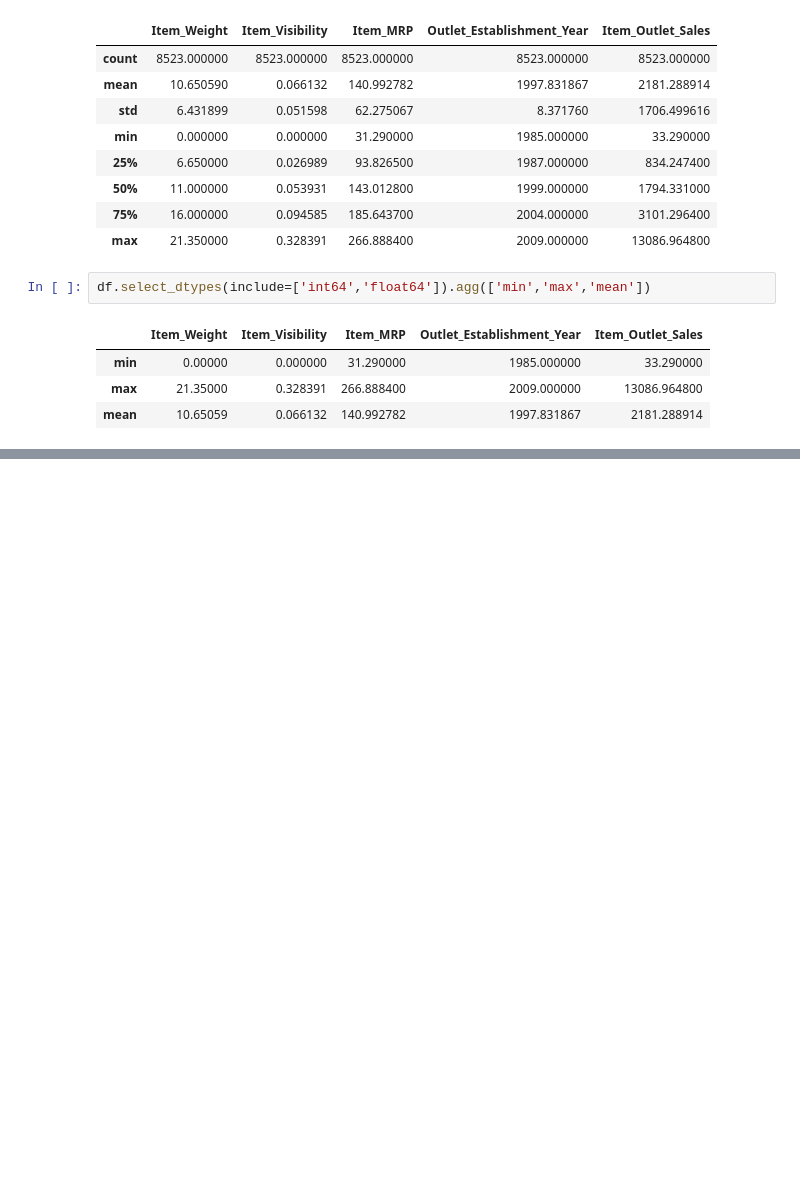
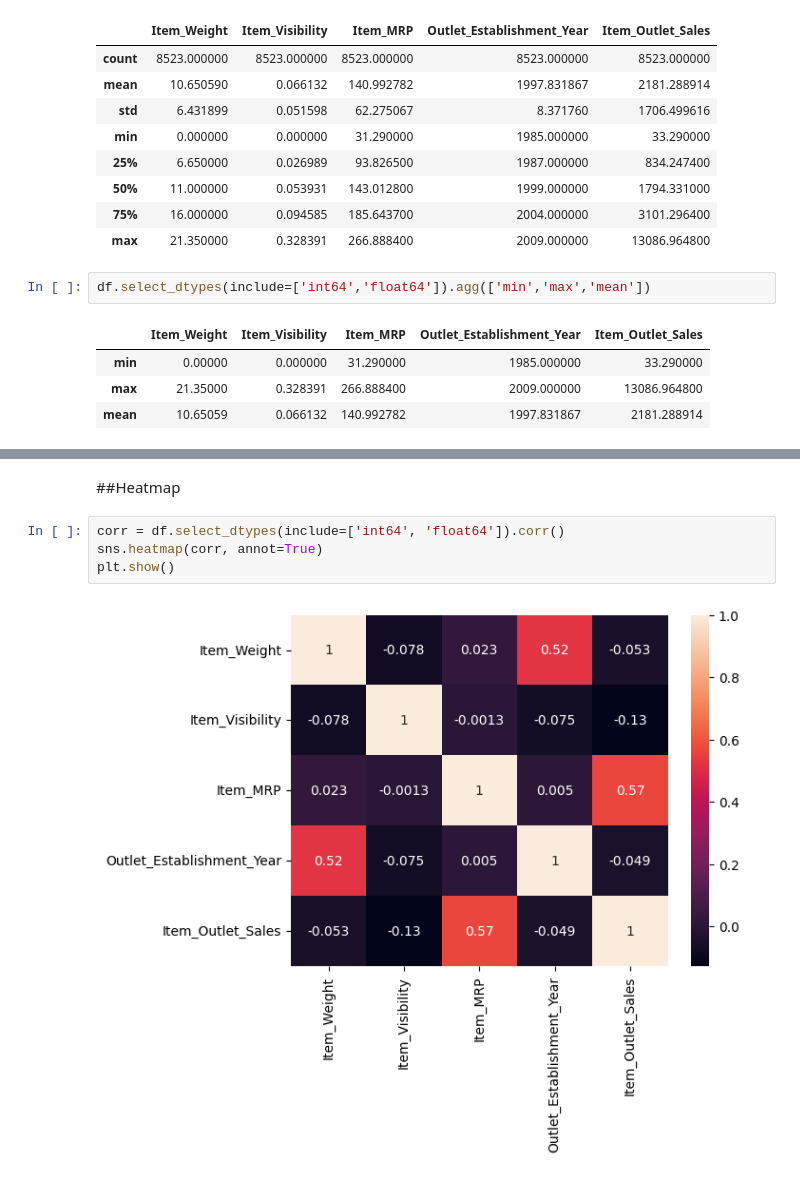
Before and after one commit to HanaaMaswada/Prediction-of-Product-Sales, a Jupyter notebook: Project_1_Part_2_(Core).ipynb, the cells around one changed output, grey strips where cells are left out. Drawn from its saved outputs; the diff is of its cells as text; blank space fills up the shorter version.

```diff
--- a/Project_1_Part_2_(Core).ipynb
+++ b/Project_1_Part_2_(Core).ipynb
@@ -185,0 +212,8 @@ df.select_dtypes(include=['int64','float64']).agg(['min','max','mean'])
+# %% [markdown]
+##Heatmap
+# %%
+corr = df.select_dtypes(include=['int64', 'float64']).corr()
+sns.heatmap(corr, annot=True)
+plt.show()
+# %% [output]
+[figure, added]
```
Also changed, not shown: parts of 8 cells of this notebook.
